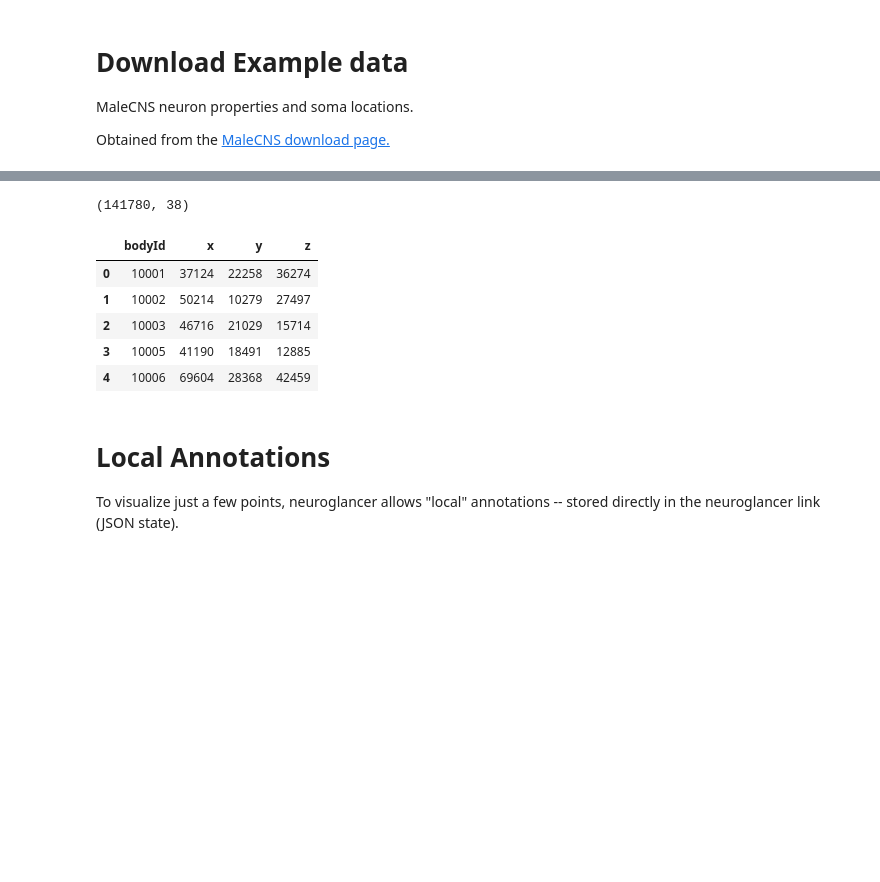
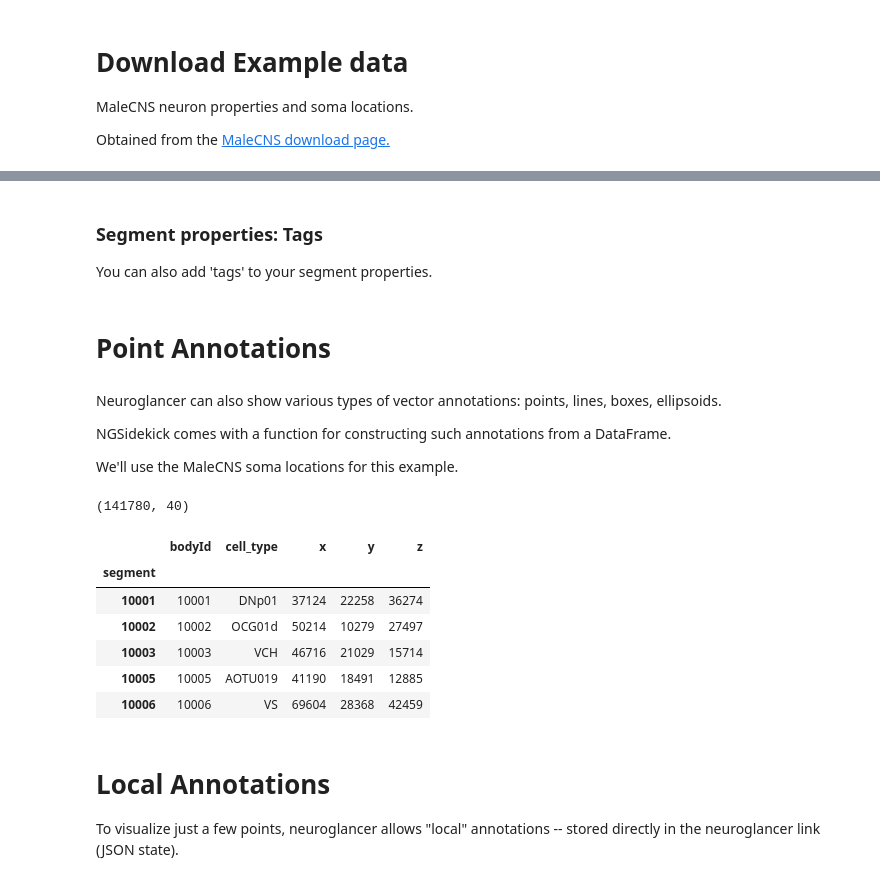
Before and after one commit to janelia-flyem/ngsidekick, a Jupyter notebook: tutorials/tutorial.ipynb, the cells around one changed output, grey strips where cells are left out. Drawn from its saved outputs; the diff is of its cells as text; code cells hidden in the pictures; blank space fills up the shorter version.

Commit message:
wip: Tutorial

```diff
--- a/tutorials/tutorial.ipynb
+++ b/tutorials/tutorial.ipynb
@@ -97,6 +124,9 @@ df = pd.read_feather(body_annotations_url)
 # so rename "type" -> "cell_type"
 df = df.rename(columns={'type': 'cell_type'})
 
+# Make the index correspond to the body ID
+df.index = df['bodyId'].rename('segment')
+
 print(df.columns)
 df.head()
 # %% [output]
@@ -118,0 +182,9 @@ Index(['bodyId', 'flywireType', 'group', 'hemibrainType', 'instance',
+# %%
+# Just for illustration, we'll add a suffix to the type name to indicate if the cell has a soma or not.
+new_df = df.query('cell_type.notnull()').copy()
+df['mylabel'] = df['cell_type']
+df.loc[df['somaLocation'].notnull(), 'mylabel'] += ' (has soma)'
+
+# Write the new segment properties.
+# We must place them in a file named 'info' in an otherwise empty directory.
+info = ngsk.segment_properties_json(df[['mylabel']], 'mylabel', output_path=f'{TUTORIAL_EXPORTS}/mysegprops/info')
@@ -119,18 +219,46 @@ Index(['bodyId', 'flywireType', 'group', 'hemibrainType', 'instance',
+# %% [markdown]
+### Segment properties: Tags
+
+You can also add 'tags' to your segment properties.
+# %%
+new_df = df.copy()
+
+# Tags can be created from boolean columns (true entries get the tag)
+# or from string/categorical columns (in which case the tag name is prefixed with the column name)
+df['has_soma'] = df['somaLocation'].notnull()
+
+info = ngsk.segment_properties_json(
+    df[['cell_type', 'superclass', 'has_soma']],
+    label_col='cell_type',
+    tag_cols=['superclass', 'has_soma'],
+    output_path=f'{TUTORIAL_EXPORTS}/mysegprops/info'
+)
+
+# Now refresh your browser to see the new tags we exported.
+# %% [markdown]
+# Point Annotations
+# %% [markdown]
+Neuroglancer can also show various types of vector annotations: points, lines, boxes, ellipsoids.
+
+NGSidekick comes with a function for constructing such annotations from a DataFrame.
+
+We'll use the MaleCNS soma locations for this example.
 # %%
 # Extract the rows with a soma location
 soma_df = df.dropna(subset='somaLocation').copy()
 soma_df[[*'xyz']] = soma_df['somaLocation'].tolist()
 
 print(soma_df.shape)
-soma_df[['bodyId', *'xyz']].head()
+soma_df[['bodyId', 'cell_type', *'xyz']].head()
 # %% [output]
-(141780, 38)
+(141780, 40)
-|  | bodyId | x | y | z |
-| 0 | 10001 | 37124 | 22258 | 36274 |
-| 1 | 10002 | 50214 | 10279 | 27497 |
-| 2 | 10003 | 46716 | 21029 | 15714 |
-| 3 | 10005 | 41190 | 18491 | 12885 |
-| 4 | 10006 | 69604 | 28368 | 42459 |
+|  | bodyId | cell_type | x | y | z |
+| segment |  |  |  |  |  |
+| 10001 | 10001 | DNp01 | 37124 | 22258 | 36274 |
+| 10002 | 10002 | OCG01d | 50214 | 10279 | 27497 |
+| 10003 | 10003 | VCH | 46716 | 21029 | 15714 |
+| 10005 | 10005 | AOTU019 | 41190 | 18491 | 12885 |
+| 10006 | 10006 | VS | 69604 | 28368 | 42459 |
 # %% [markdown]
 # Local Annotations
 To visualize just a few points, neuroglancer allows "local" annotations -- stored directly in the neuroglancer link (JSON state).
```
Also changed, not shown: parts of 31 cells of this notebook.
